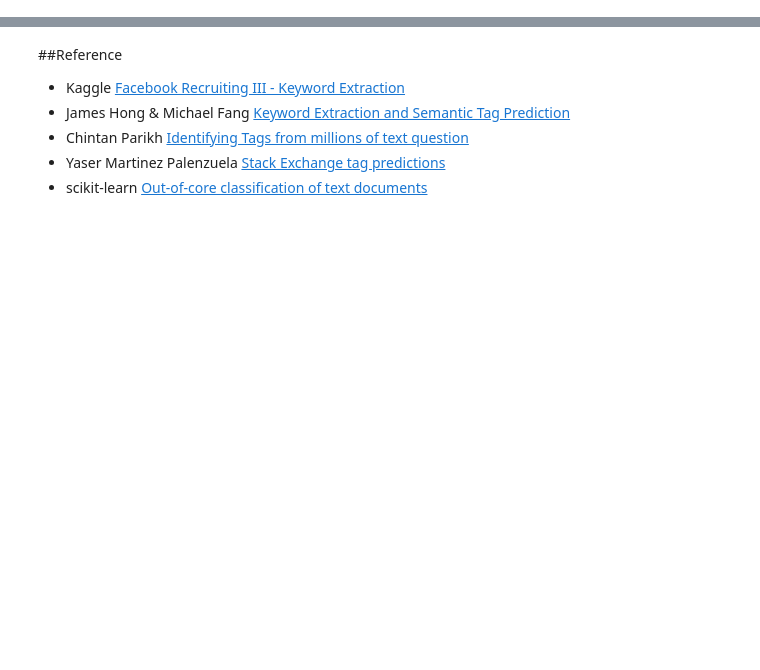
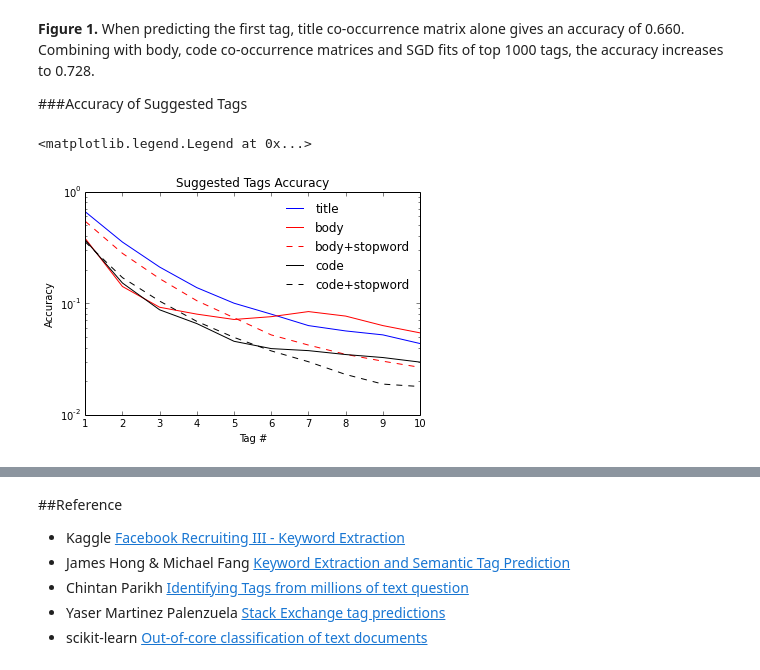
Before and after one commit to aswinaryal/tag, a Jupyter notebook: web/TagPrediction.ipynb, the cells around one changed output, grey strips where cells are left out. Cells and saved outputs as stored; diff of their text form; code cells hidden in the pictures; blank space fills up the shorter version.

```diff
--- a/web/TagPrediction.ipynb
+++ b/web/TagPrediction.ipynb
@@ -81,0 +85,36 @@ ax.yaxis.tick_left()
+# %% [markdown]
+**Figure 1.** When predicting the first tag, title co-occurrence matrix alone gives an accuracy of 0.660. Combining with body, code co-occurrence matrices and SGD fits of top 1000 tags, the accuracy increases to 0.728.
+
+###Accuracy of Suggested Tags
+# %%
+import cPickle as pickle
+nset=46
+npred=20
+setNum=1
+typ='test'
+opt0='n'+str(nset)+'t'+str(npred)+typ+str(setNum)
+fn=['title_accu_'+opt0+'.pkl','body_accu_'+opt0+'.pkl','body_accu_'+opt0+'sw1.pkl','code_accu_'+opt0+'.pkl','code_accu_'+opt0+'sw1.pkl']
+labs=['title','body','body+stopword','code','code+stopword']
+lsty=['-','-','--','-','--']
+clr=['b','r','r','k','k']
+accu={}
+for i in range(5):
+    with open('data/'+fn[i], 'rb') as infile:
+        x = pickle.load(infile)
+    accu[i]=x.sum(0).A.flatten()/float(x.shape[0])
+
+idx=range(1,21)
+fig=plt.figure()
+ax=fig.add_subplot(111)
+ax.set_title('Suggested Tags Accuracy')
+for i in range(5):
+    ax.plot(idx,accu[i],color=clr[i],linestyle=lsty[i],label=labs[i])
+ax.set_ylabel('Accuracy')
+ax.set_xlabel('Tag #')
+ax.set_xlim([1,10])
+ax.set_ylim([1e-2,1])
+ax.set_yscale('log')
+plt.legend(loc='best',frameon=False)
+# %% [output]
+<matplotlib.legend.Legend at 0x...>
+[figure, added]
```
Also changed, not shown: parts of 6 cells of this notebook, 1 other file.
